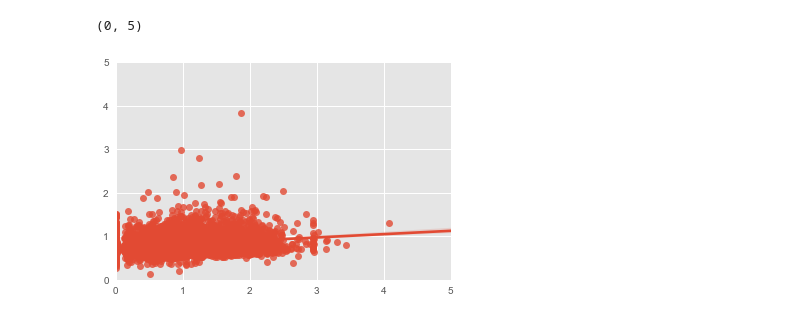
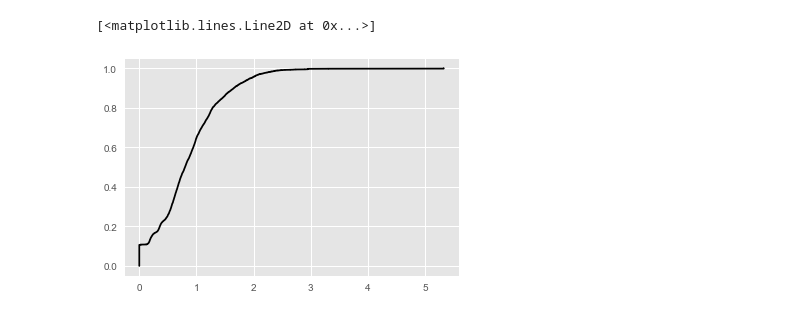
Before and after one commit to sipolac/thesis, a Jupyter notebook: py/build_models.ipynb, the cells around one changed output. Drawn from its saved outputs; the diff is of its cells as text; code cells hidden in the pictures.

```diff
--- a/py/build_models.ipynb
+++ b/py/build_models.ipynb
@@ -165,7 +175,0 @@ plt.show()
-# %%
-ax = sns.regplot(x=array_to_1d(y), y=array_to_1d(y_hat))
-ax.set_ylim(0,5)
-ax.set_xlim(0,5)
-# %% [output]
-(0, 5)
-[figure, removed]
@@ -171,0 +180,11 @@ ax.set_xlim(0,5)
+# %%
+# print np.argwhere(y_hat > 5)
+# y_hat[1643]
+
+# https://stackoverflow.com/questions/15408371/cumulative-distribution-plots-python
+
+def plot_empir_cum(x):
+    return plt.step(sorted(x), np.arange(len(x))/len(x), color='black')
+# %% [output]
+[<matplotlib.lines.Line2D at 0x...>]
+[figure, added]
```
Also changed, not shown: parts of 26 cells of this notebook, 3 other files.
